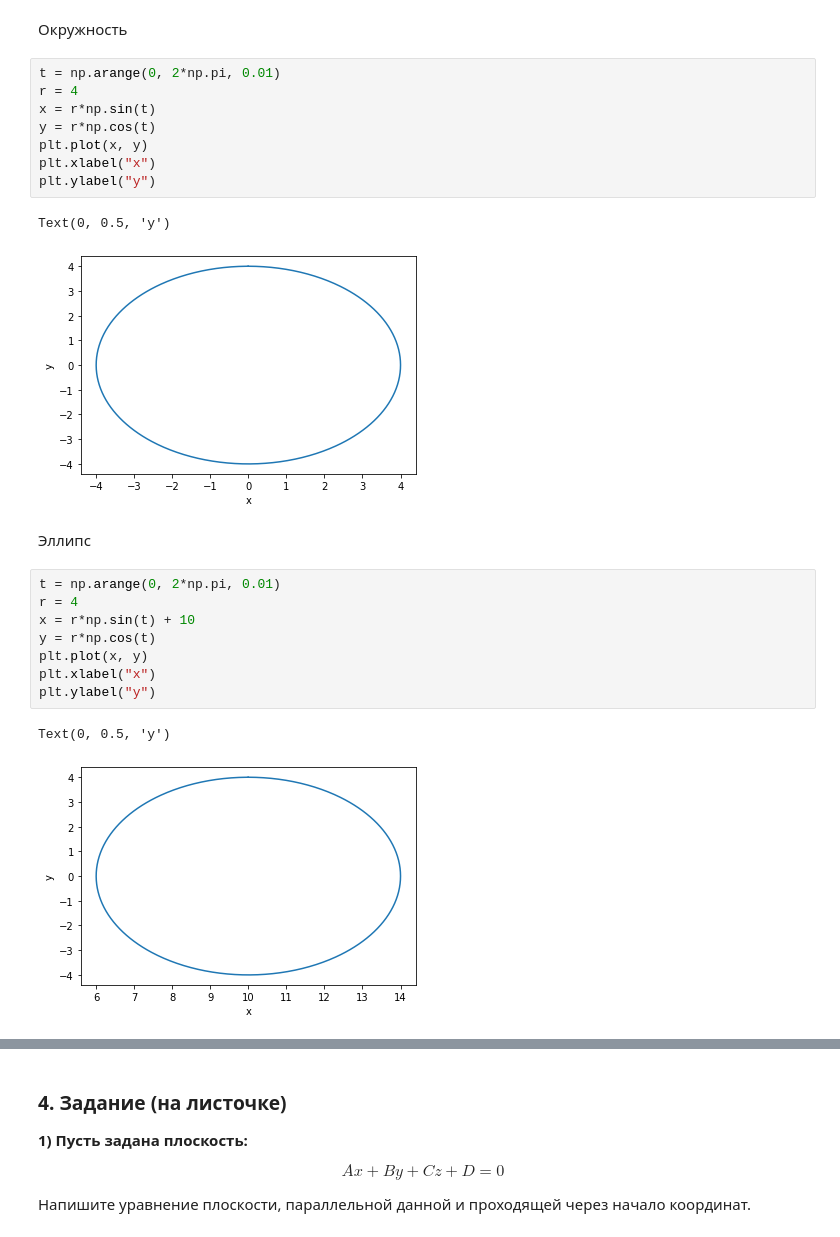
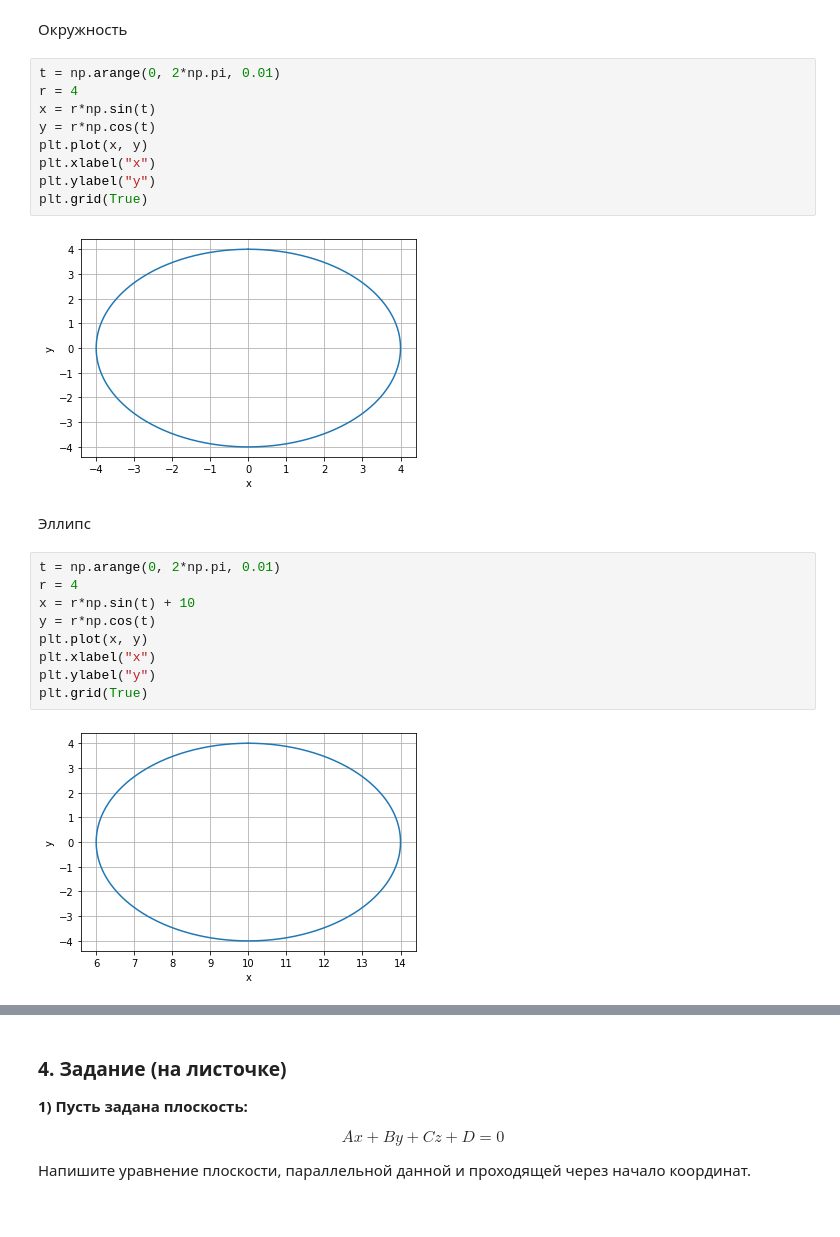
Before and after one commit to humantom88/geebrains-math-intro, a Jupyter notebook: homework3/homework3.ipynb, the cells around one changed output, grey strips where cells are left out. Cells and saved outputs as stored; diff of their text form.

```diff
--- a/homework3/homework3.ipynb
+++ b/homework3/homework3.ipynb
@@ -60,14 +60,14 @@ plt.grid(True)
 # %%
 t = np.arange(0, 2*np.pi, 0.01)
 r = 4
 x = r*np.sin(t)
 y = r*np.cos(t)
 plt.plot(x, y)
 plt.xlabel("x")
 plt.ylabel("y")
+plt.grid(True)
 # %% [output]
-Text(0, 0.5, 'y')
-[figure, old version]
+[figure, new version]
 # %% [markdown]
 Эллипс
 # %%
@@ -78,9 +78,9 @@ y = r*np.cos(t)
 plt.plot(x, y)
 plt.xlabel("x")
 plt.ylabel("y")
+plt.grid(True)
 # %% [output]
-Text(0, 0.5, 'y')
-[figure, old version]
+[figure, new version]
 # %%
 x = np.linspace(-5, 5, 100)
 y = 1 / x
```
Also changed, not shown: parts of 20 cells of this notebook.
